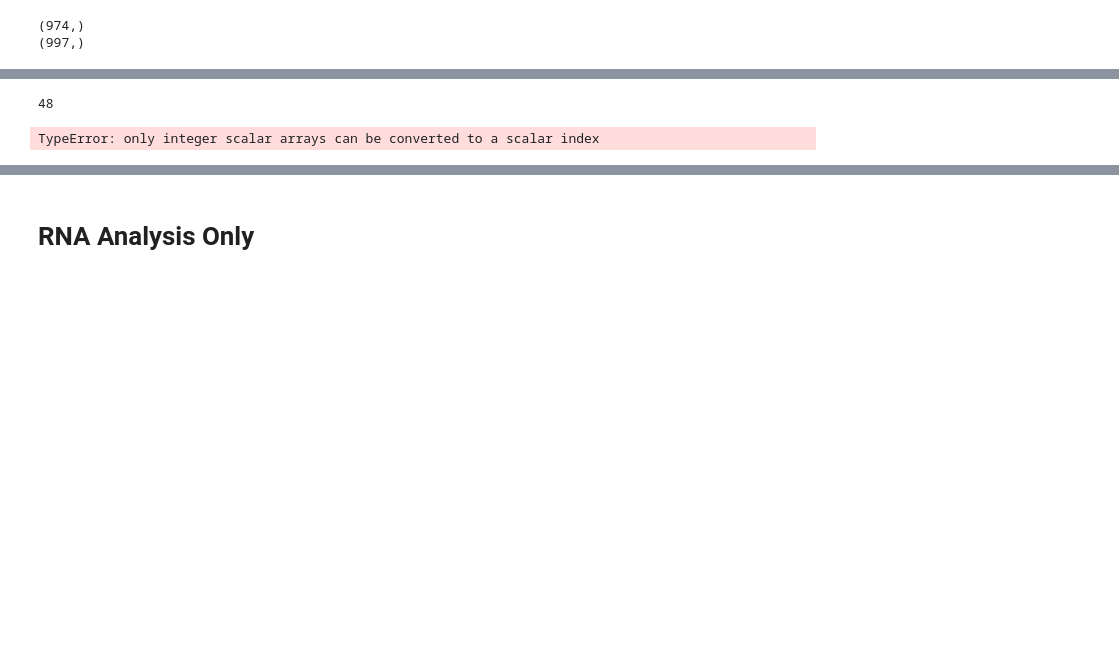
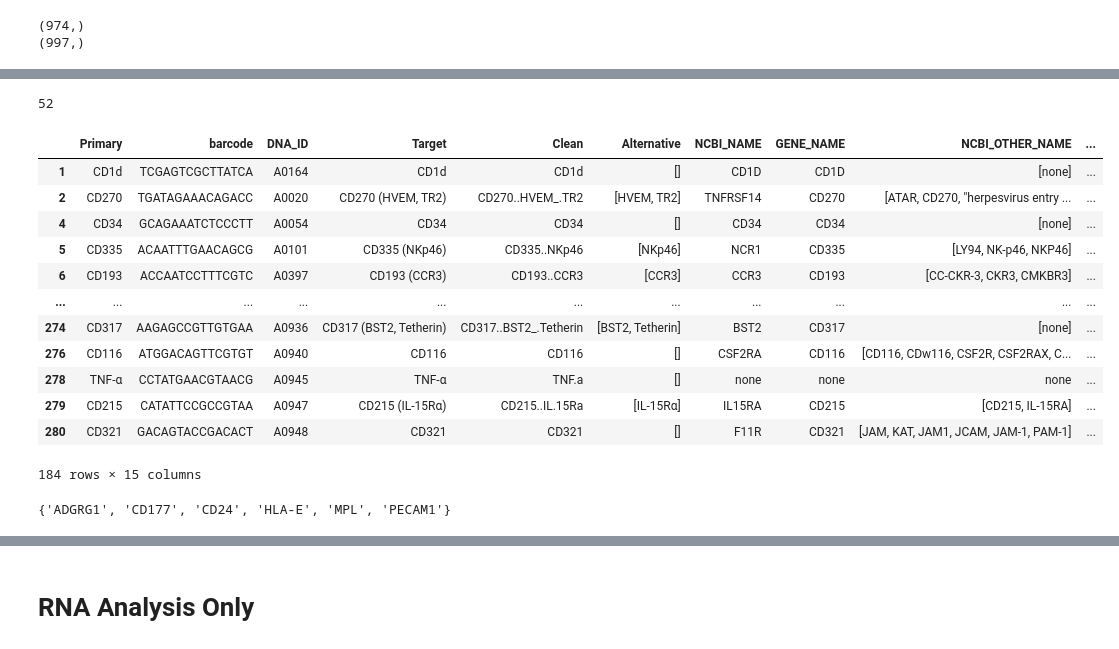
Before and after one commit to schae211/liana_spatial_cite-seq, a Jupyter notebook: read_data.ipynb, the cells around one changed output, grey strips where cells are left out. Saved outputs shown, nothing was run; the diff lists cells and outputs as text; code cells hidden in the pictures; blank space fills up the shorter version.

```diff
--- a/read_data.ipynb
+++ b/read_data.ipynb
@@ -303,31 +301,41 @@ for i, row_dict in enumerate(barcodes.to_dict(orient="records")):
         match_bool_ligands[i] = True
         continue
 
-    for entry in row_dict["Alternative"]:
-        if entry.strip() in ligands:
-            matched_ligands.append(entry.strip() )
-            match_bool_ligands[i] = True
-            continue
-
     if row_dict["NCBI_NAME"] in ligands:
         matched_ligands.append(row_dict["NCBI_NAME"])
         match_bool_ligands[i] = True
         continue
-
-    for entry in row_dict["NCBI_OTHER_NAME"]:
-        if entry.strip() in ligands:
-            matched_ligands.append(entry.strip() )
-            match_bool_ligands[i] = True
-            continue
 
     if row_dict["MANUAL"] in ligands:
         matched_ligands.append(row_dict["MANUAL"])
         match_bool_ligands[i] = True
         continue
 
-barcodes["matched_ligand"] = match_bool_ligands
+    tmp_flag = False
+    for entry in row_dict["NCBI_OTHER_NAME"]:
+        if entry.strip() in ligands:
+            matched_ligands.append(entry.strip() )
+            match_bool_ligands[i] = True
+            tmp_flag = True
+            break
+    if tmp_flag:
+        continue
+
+    tmp_flag = False
+    for entry in row_dict["Alternative"]:
+        if entry.strip() in ligands:
+            matched_ligands.append(entry.strip() )
+            match_bool_ligands[i] = True
+            tmp_flag = True
+            break
+    if tmp_flag:
+        continue
+
+    matched_ligands.append("none")
+
+barcodes["matched_ligand_bool"] = match_bool_ligands
 match_bool_ligands.sum()
 # %% [output]
-48
+52
 # %%
-barcodes["matched"] = np.logical_or(barcodes["matched_receptor"], barcodes["matched_ligand"])
+barcodes["matched"] = np.logical_or(barcodes["matched_receptor_bool"], barcodes["matched_ligand_bool"])
@@ -361,0 +342,3 @@ translate_names = {
+# %%
+barcodes.matched_receptor = matched_receptors
+barcodes.matched_ligand = matched_ligands
@@ -362,7 +348,26 @@ translate_names = {
+# %%
+barcodes.loc[barcodes.matched]
+# %% [output]
+|  | Primary | barcode | DNA_ID | Target | Clean | Alternative | NCBI_NAME | GENE_NAME | NCBI_OTHER_NAME | ... |
+| 1 | CD1d | TCGAGTCGCTTATCA | A0164 | CD1d | CD1d | [] | CD1D | CD1D | [none] | ... |
+| 2 | CD270 | TGATAGAAACAGACC | A0020 | CD270 (HVEM, TR2) | CD270..HVEM_.TR2 | [HVEM, TR2] | TNFRSF14 | CD270 | [ATAR, CD270, "herpesvirus entry ... | ... |
+| 4 | CD34 | GCAGAAATCTCCCTT | A0054 | CD34 | CD34 | [] | CD34 | CD34 | [none] | ... |
+| 5 | CD335 | ACAATTTGAACAGCG | A0101 | CD335 (NKp46) | CD335..NKp46 | [NKp46] | NCR1 | CD335 | [LY94, NK-p46, NKP46] | ... |
+| 6 | CD193 | ACCAATCCTTTCGTC | A0397 | CD193 (CCR3) | CD193..CCR3 | [CCR3] | CCR3 | CD193 | [CC-CKR-3, CKR3, CMKBR3] | ... |
+| ... | ... | ... | ... | ... | ... | ... | ... | ... | ... | ... |
+| 274 | CD317 | AAGAGCCGTTGTGAA | A0936 | CD317 (BST2, Tetherin) | CD317..BST2_.Tetherin | [BST2, Tetherin] | BST2 | CD317 | [none] | ... |
+| 276 | CD116 | ATGGACAGTTCGTGT | A0940 | CD116 | CD116 | [] | CSF2RA | CD116 | [CD116, CDw116, CSF2R, CSF2RAX, C... | ... |
+| 278 | TNF-α | CCTATGAACGTAACG | A0945 | TNF-α | TNF.a | [] | none | none | none | ... |
+| 279 | CD215 | CATATTCCGCCGTAA | A0947 | CD215 (IL-15Rα) | CD215..IL.15Ra | [IL-15Rα] | IL15RA | CD215 | [CD215, IL-15RA] | ... |
+| 280 | CD321 | GACAGTACCGACACT | A0948 | CD321 | CD321 | [] | F11R | CD321 | [JAM, KAT, JAM1, JCAM, JAM-1, PAM-1] | ... |
+184 rows × 15 columns
+# %%
+# almost all of the matched ligands and receptors are in the rna data (only 6 are missing)
+set(list(matched_ligands) + list(matched_receptors)) - set(rna.columns.to_list())
+# %% [output]
+{'ADGRG1', 'CD177', 'CD24', 'HLA-E', 'MPL', 'PECAM1'}
 # %%
-g = "CDH11"
-print(receptors[np.array([g in l for l in receptors])])
-print(ligands[np.array([g in l for l in ligands])])
+#g = "KLRF1"
+#print(receptors[np.array([g in l for l in receptors])])
+#print(ligands[np.array([g in l for l in ligands])])
-# %% [output]
-TypeError: only integer scalar arrays can be converted to a scalar index
 # %%
```
Also changed, not shown: parts of 32 cells of this notebook.
